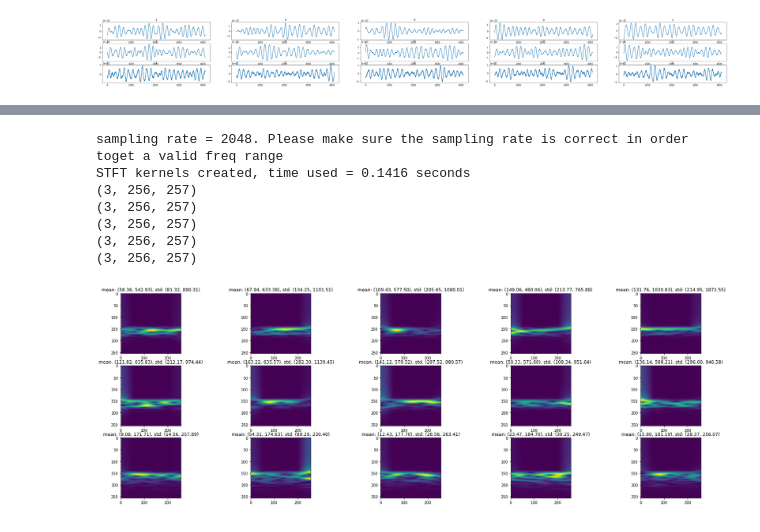
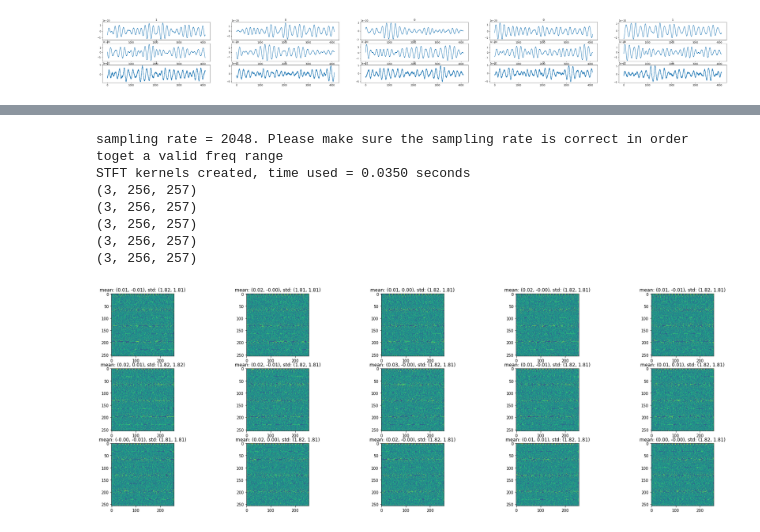
Before and after one commit to blurry-mood/g2net, a Jupyter notebook: eda/eda.ipynb, the cells around one changed output, grey strips where cells are left out. Saved outputs shown, nothing was run; the diff lists cells and outputs as text; code cells hidden in the pictures.

```diff
--- a/eda/eda.ipynb
+++ b/eda/eda.ipynb
@@ -57 +57,24 @@ from nnAudio.Spectrogram import STFT
 import torch
+# %%
+"""Remarks:
+- freq_scale == log: depicts more than when using linear
+- Lower frequencies are much more present than large ones; values are more diverse
+- There is roughtly twice much unique values in the upper half of spec than in the bottom part
+"""
+
+stft = STFT(n_fft=1024, freq_bins=256, hop_length=16, window='hann',
+                sr=2048, fmin=0, fmax=500, center=True,
+                freq_scale='linear', output_format='Magnitude', )
+axs = plt.subplots(3, 5, figsize=(30, 10))[1]
+
+for i in range(5):
+    ts = np.load(df.loc[i, 'id'])
+    spec = stft(torch.from_numpy(ts).float()).detach().numpy()*1e21
+    print(spec.shape)
+    for j in range(3):
+        axs[j, i].imshow(spec[j])
+        half = spec[j].shape[0]//2
+        axs[j, i].set_title(f"mean: ({spec[j][:half].mean():.2f}, {spec[j][half:].mean():.2f}), std: ({spec[j][:half].std():.2f} , {np.unique(spec[j][:half]).shape[0]}, {spec[j][half:].std():.2f}, {np.unique(spec[j][half:]).shape[0]})")
+
+plt.savefig('spectro_stft_magnitude.png')
+plt.show()
@@ -58,32 +90,30 @@ import torch
 # %%
 """Remarks:
-- freq_scale == log: depicts more than when using linear
-- Lower frequencies are much more present than large ones.
--
+- all angles are uniformly distributed in the spec
 """
 
-stft = STFT(n_fft=4096, win_length=2048, freq_bins=256, hop_length=16, window='hann',
-                sr=2048, fmin=1, fmax=50, center=True,
-                freq_scale='log', output_format='Magnitude', )
+stft = STFT(n_fft=1024, freq_bins=256, hop_length=16, window='hann',
+                sr=2048, fmin=0, fmax=500, center=True,
+                freq_scale='linear', output_format='Phase', )
 axs = plt.subplots(3, 5, figsize=(30, 10))[1]
 
 for i in range(5):
     ts = np.load(df.loc[i, 'id'])
-    spec = stft(torch.from_numpy(ts).float()).detach().numpy()*1e21
+    spec = stft(torch.from_numpy(ts).float()).detach().numpy()
     print(spec.shape)
     for j in range(3):
         axs[j, i].imshow(spec[j])
         half = spec[j].shape[0]//2
         axs[j, i].set_title(f"mean: ({spec[j][:half].mean():.2f}, {spec[j][half:].mean():.2f}), std: ({spec[j][:half].std():.2f}, {spec[j][half:].std():.2f})")
 
-plt.savefig('spectrogram.png')
+plt.savefig('spectro_stft_phase.png')
 plt.show()
 # %% [output]
 sampling rate = 2048. Please make sure the sampling rate is correct in order toget a valid freq range
-STFT kernels created, time used = 0.1416 seconds
+STFT kernels created, time used = 0.0350 seconds
 (3, 256, 257)
 (3, 256, 257)
 (3, 256, 257)
 (3, 256, 257)
 (3, 256, 257)
-[figure, old version]
+[figure, new version]
```
Also changed, not shown: parts of 5 cells of this notebook, 5 other files.
